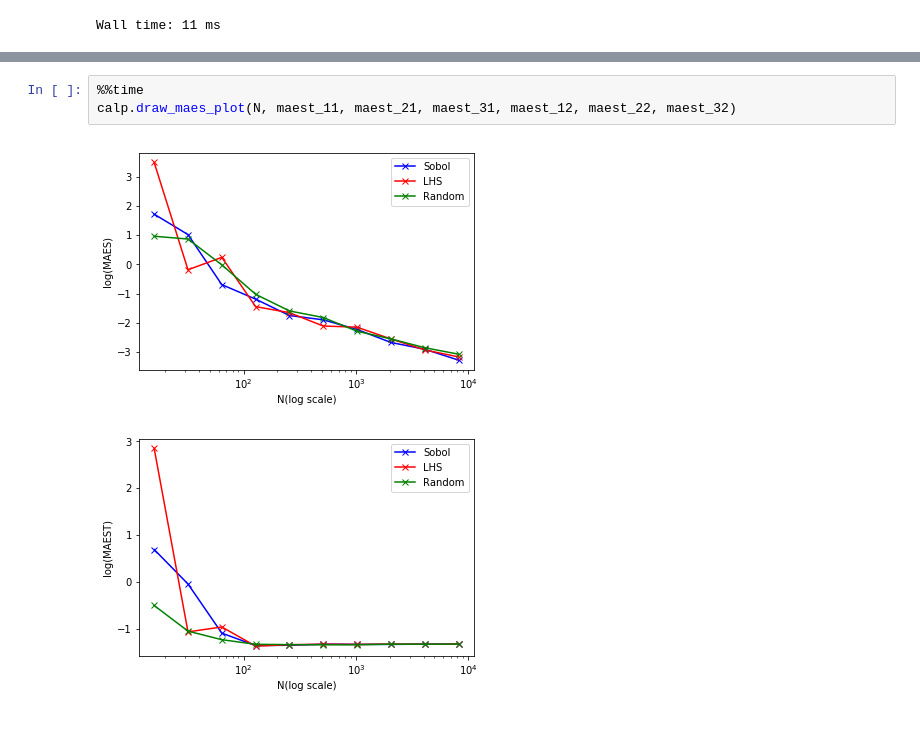
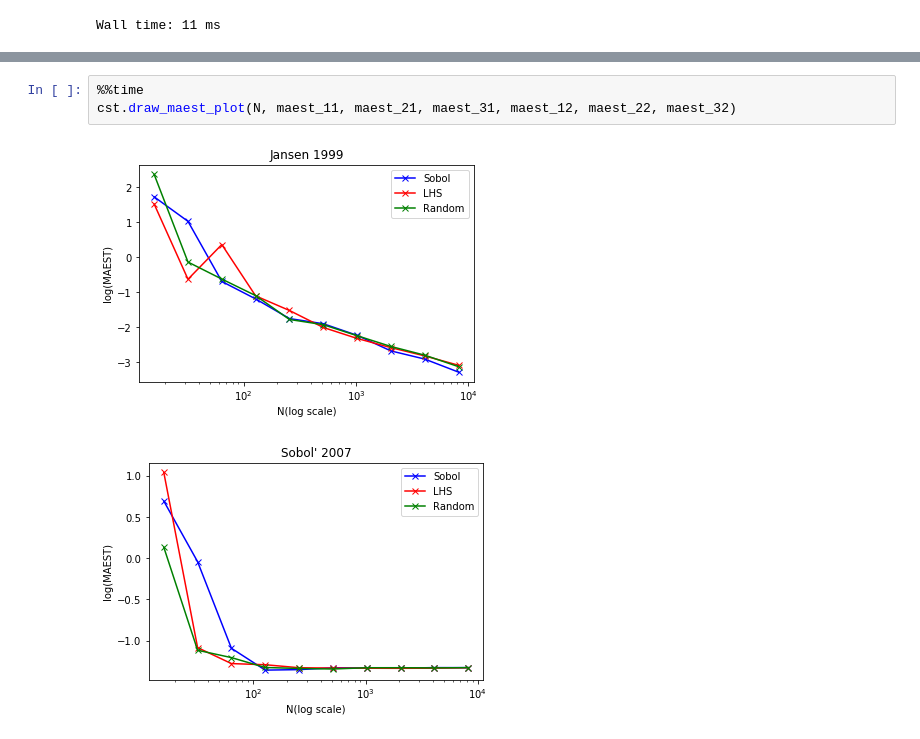
Before and after one commit to Xifus/acomparisonrep, a Jupyter notebook: Compare Jansen 1999 and Sobol' 2007 C k = 10.ipynb, the cells around one changed output, grey strips where cells are left out. Drawn from its saved outputs; the diff is of its cells as text.

```diff
--- a/Compare Jansen 1999 and Sobol' 2007 C k = 10.ipynb
+++ b/Compare Jansen 1999 and Sobol' 2007 C k = 10.ipynb
@@ -209,6 +208,6 @@ Wall time: 358 ms
 # %%
 %%time
-calp.draw_maes_plot(N, maest_11, maest_21, maest_31, maest_12, maest_22, maest_32)
+cst.draw_maest_plot(N, maest_11, maest_21, maest_31, maest_12, maest_22, maest_32)
 # %% [output]
-[figure, old version]
+[figure, new version]
-[figure, old version]
+[figure, new version]
```
Also changed, not shown: parts of 20 cells of this notebook, 5 other files.
